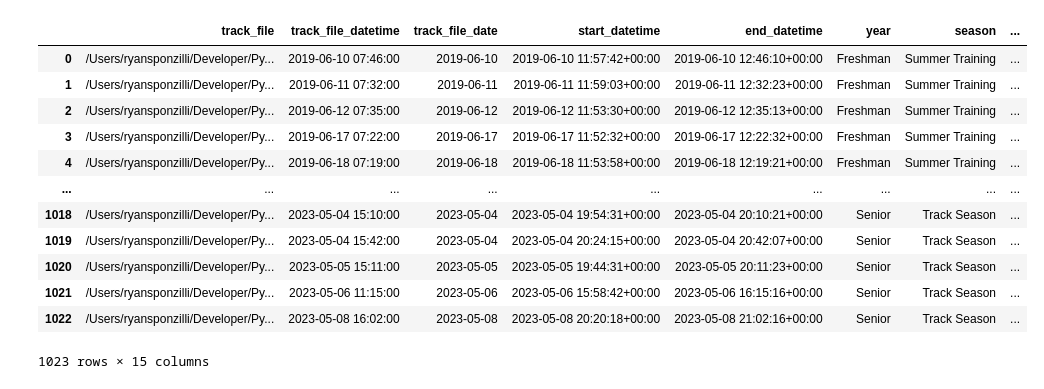
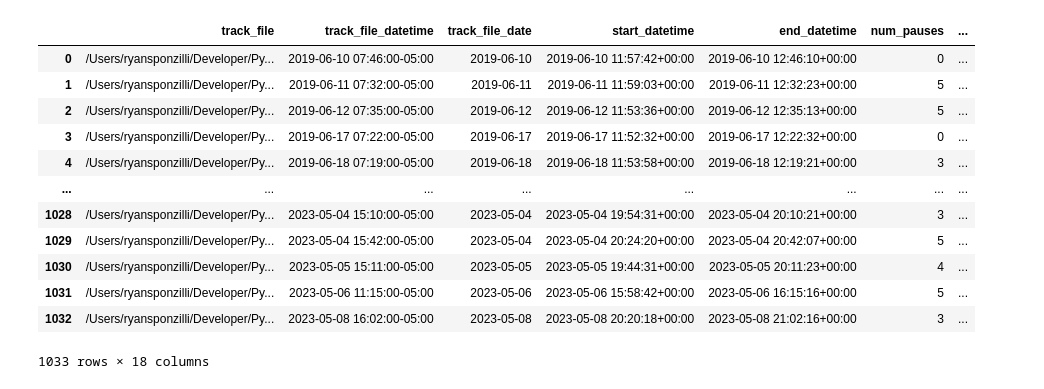
Before and after one commit to ryguy2k4/xc-routes, a Jupyter notebook: notebooks/run_pause_fixing.ipynb, the cells around one changed output. Saved outputs shown, nothing was run; the diff lists cells and outputs as text; code cells hidden in the pictures.

```diff
--- a/notebooks/run_pause_fixing.ipynb
+++ b/notebooks/run_pause_fixing.ipynb
@@ -10,18 +11,18 @@ import shapely
 # %%
-gdf_track_info = gpd.read_parquet("../data/track_info.parquet")
+gdf_track_info = gpd.read_parquet("../data/cleaned/track_info.parquet")
 gdf_track_info
 # %% [output]
-|  | track_file | track_file_datetime | track_file_date | start_datetime | end_datetime | year | season | ... |
-| 0 | /Users/ryansponzilli/Developer/Py... | 2019-06-10 07:46:00 | 2019-06-10 | 2019-06-10 11:57:42+00:00 | 2019-06-10 12:46:10+00:00 | Freshman | Summer Training | ... |
-| 1 | /Users/ryansponzilli/Developer/Py... | 2019-06-11 07:32:00 | 2019-06-11 | 2019-06-11 11:59:03+00:00 | 2019-06-11 12:32:23+00:00 | Freshman | Summer Training | ... |
-| 2 | /Users/ryansponzilli/Developer/Py... | 2019-06-12 07:35:00 | 2019-06-12 | 2019-06-12 11:53:30+00:00 | 2019-06-12 12:35:13+00:00 | Freshman | Summer Training | ... |
-| 3 | /Users/ryansponzilli/Developer/Py... | 2019-06-17 07:22:00 | 2019-06-17 | 2019-06-17 11:52:32+00:00 | 2019-06-17 12:22:32+00:00 | Freshman | Summer Training | ... |
-| 4 | /Users/ryansponzilli/Developer/Py... | 2019-06-18 07:19:00 | 2019-06-18 | 2019-06-18 11:53:58+00:00 | 2019-06-18 12:19:21+00:00 | Freshman | Summer Training | ... |
-| ... | ... | ... | ... | ... | ... | ... | ... | ... |
-| 1018 | /Users/ryansponzilli/Developer/Py... | 2023-05-04 15:10:00 | 2023-05-04 | 2023-05-04 19:54:31+00:00 | 2023-05-04 20:10:21+00:00 | Senior | Track Season | ... |
-| 1019 | /Users/ryansponzilli/Developer/Py... | 2023-05-04 15:42:00 | 2023-05-04 | 2023-05-04 20:24:15+00:00 | 2023-05-04 20:42:07+00:00 | Senior | Track Season | ... |
-| 1020 | /Users/ryansponzilli/Developer/Py... | 2023-05-05 15:11:00 | 2023-05-05 | 2023-05-05 19:44:31+00:00 | 2023-05-05 20:11:23+00:00 | Senior | Track Season | ... |
-| 1021 | /Users/ryansponzilli/Developer/Py... | 2023-05-06 11:15:00 | 2023-05-06 | 2023-05-06 15:58:42+00:00 | 2023-05-06 16:15:16+00:00 | Senior | Track Season | ... |
-| 1022 | /Users/ryansponzilli/Developer/Py... | 2023-05-08 16:02:00 | 2023-05-08 | 2023-05-08 20:20:18+00:00 | 2023-05-08 21:02:16+00:00 | Senior | Track Season | ... |
+|  | track_file | track_file_datetime | track_file_date | start_datetime | end_datetime | num_pauses | ... |
+| 0 | /Users/ryansponzilli/Developer/Py... | 2019-06-10 07:46:00-05:00 | 2019-06-10 | 2019-06-10 11:57:42+00:00 | 2019-06-10 12:46:10+00:00 | 0 | ... |
+| 1 | /Users/ryansponzilli/Developer/Py... | 2019-06-11 07:32:00-05:00 | 2019-06-11 | 2019-06-11 11:59:03+00:00 | 2019-06-11 12:32:23+00:00 | 5 | ... |
+| 2 | /Users/ryansponzilli/Developer/Py... | 2019-06-12 07:35:00-05:00 | 2019-06-12 | 2019-06-12 11:53:36+00:00 | 2019-06-12 12:35:13+00:00 | 5 | ... |
+| 3 | /Users/ryansponzilli/Developer/Py... | 2019-06-17 07:22:00-05:00 | 2019-06-17 | 2019-06-17 11:52:32+00:00 | 2019-06-17 12:22:32+00:00 | 0 | ... |
+| 4 | /Users/ryansponzilli/Developer/Py... | 2019-06-18 07:19:00-05:00 | 2019-06-18 | 2019-06-18 11:53:58+00:00 | 2019-06-18 12:19:21+00:00 | 3 | ... |
+| ... | ... | ... | ... | ... | ... | ... | ... |
+| 1028 | /Users/ryansponzilli/Developer/Py... | 2023-05-04 15:10:00-05:00 | 2023-05-04 | 2023-05-04 19:54:31+00:00 | 2023-05-04 20:10:21+00:00 | 3 | ... |
+| 1029 | /Users/ryansponzilli/Developer/Py... | 2023-05-04 15:42:00-05:00 | 2023-05-04 | 2023-05-04 20:24:20+00:00 | 2023-05-04 20:42:07+00:00 | 5 | ... |
+| 1030 | /Users/ryansponzilli/Developer/Py... | 2023-05-05 15:11:00-05:00 | 2023-05-05 | 2023-05-05 19:44:31+00:00 | 2023-05-05 20:11:23+00:00 | 4 | ... |
+| 1031 | /Users/ryansponzilli/Developer/Py... | 2023-05-06 11:15:00-05:00 | 2023-05-06 | 2023-05-06 15:58:42+00:00 | 2023-05-06 16:15:16+00:00 | 5 | ... |
+| 1032 | /Users/ryansponzilli/Developer/Py... | 2023-05-08 16:02:00-05:00 | 2023-05-08 | 2023-05-08 20:20:18+00:00 | 2023-05-08 21:02:16+00:00 | 3 | ... |
-1023 rows × 15 columns
+1033 rows × 18 columns
 # %%
```
Also changed, not shown: parts of 10 cells of this notebook, 6 other files.
